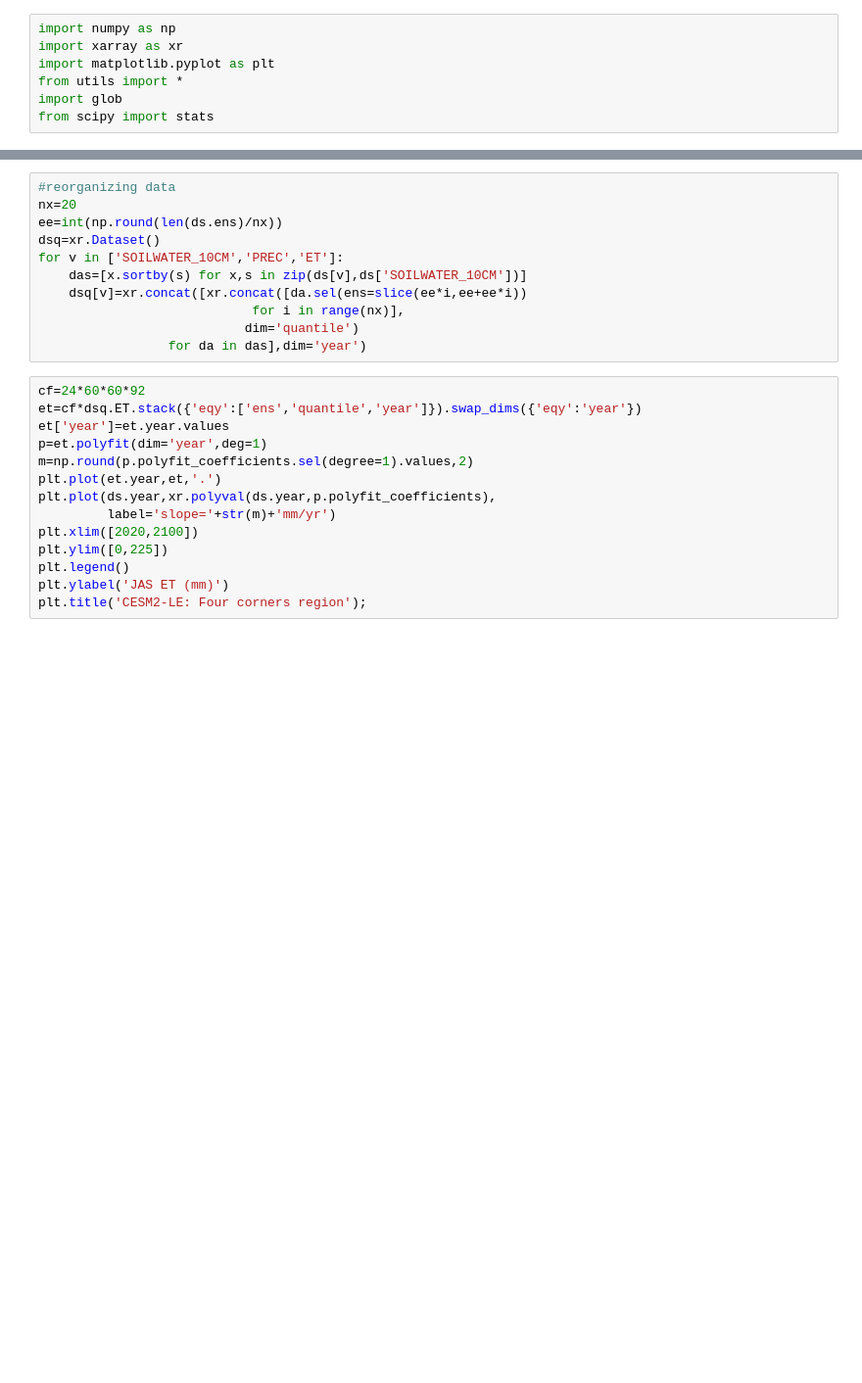
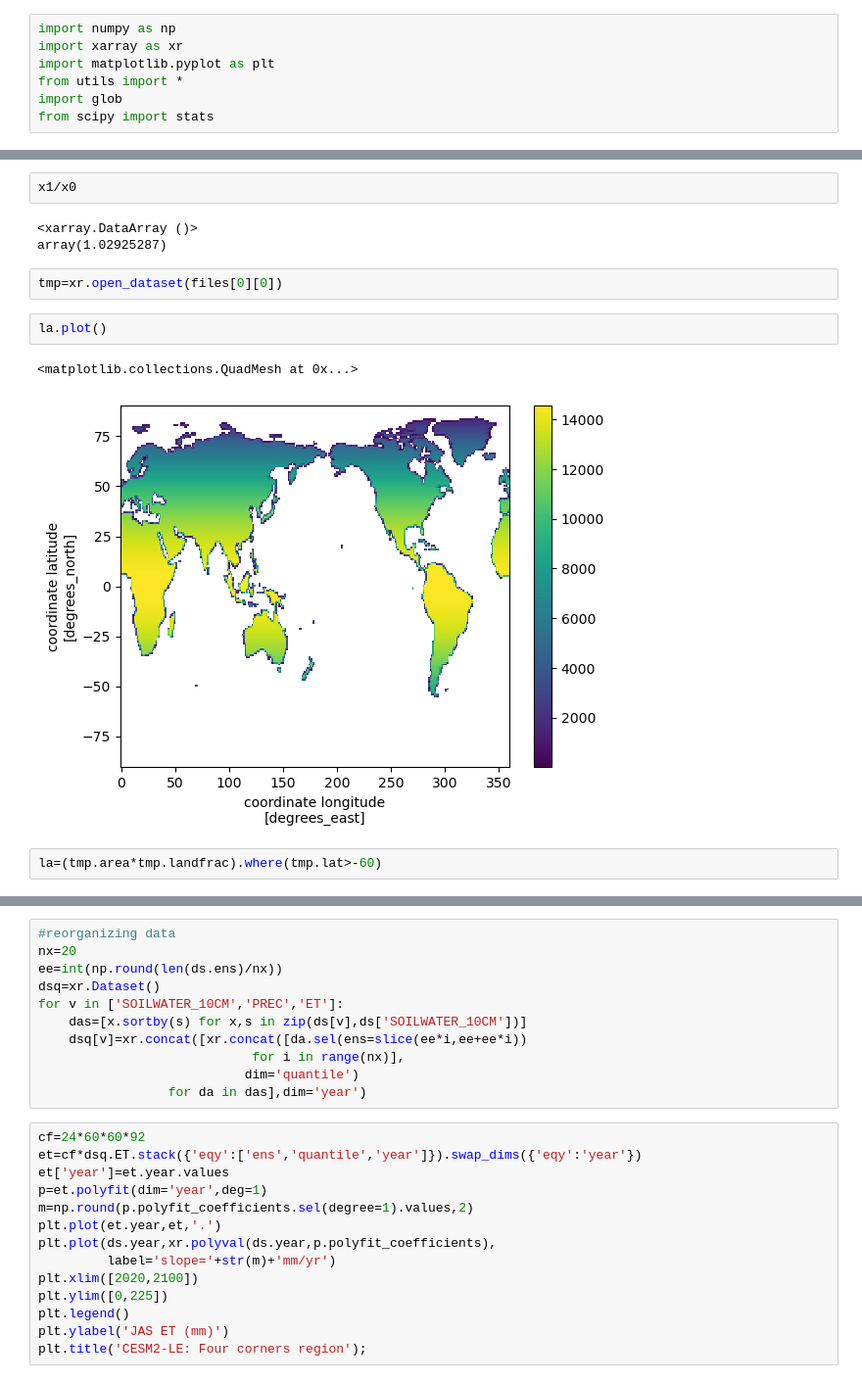
Before and after one commit to djk2120/mapp_droughts, a Jupyter notebook: analysis/ET_trends.ipynb, the cells around one changed output, grey strips where cells are left out. Shown: that part at 98% size. Cells and saved outputs as stored; diff of their text form; blank space fills up the shorter version.

```diff
--- a/analysis/ET_trends.ipynb
+++ b/analysis/ET_trends.ipynb
@@ -16,0 +40,14 @@ ds=ds.sel(year=slice(2020,2100))
+# %%
+x1/x0
+# %% [output]
+<xarray.DataArray ()>
+array(1.02925287)
+# %%
+tmp=xr.open_dataset(files[0][0])
+# %%
+la.plot()
+# %% [output]
+<matplotlib.collections.QuadMesh at 0x...>
+[figure, added]
+# %%
+la=(tmp.area*tmp.landfrac).where(tmp.lat>-60)
```
Also changed, not shown: parts of 9 cells of this notebook, 14 other files.
